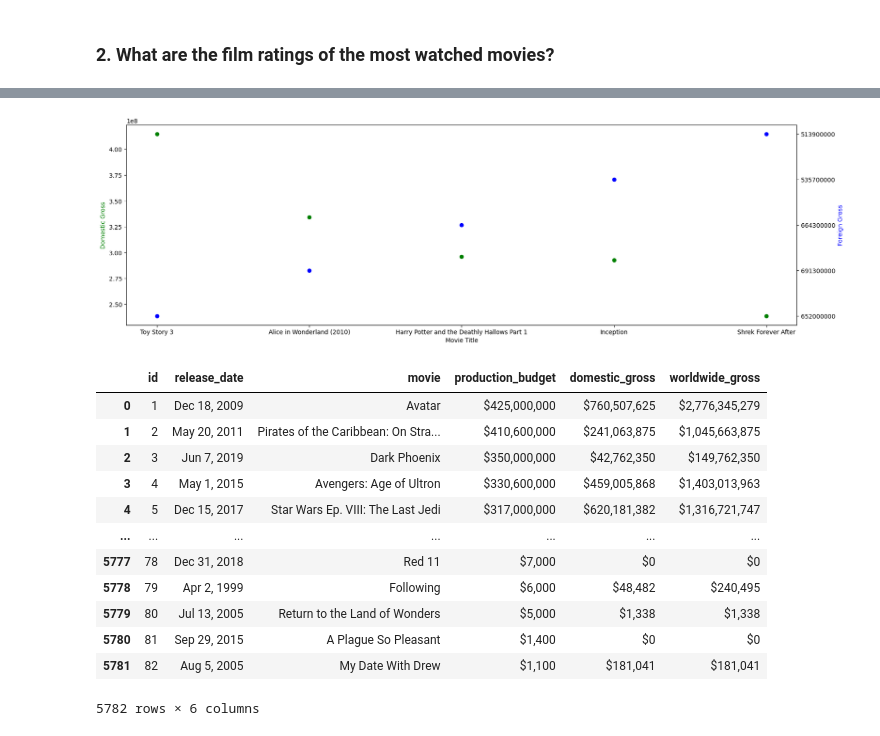
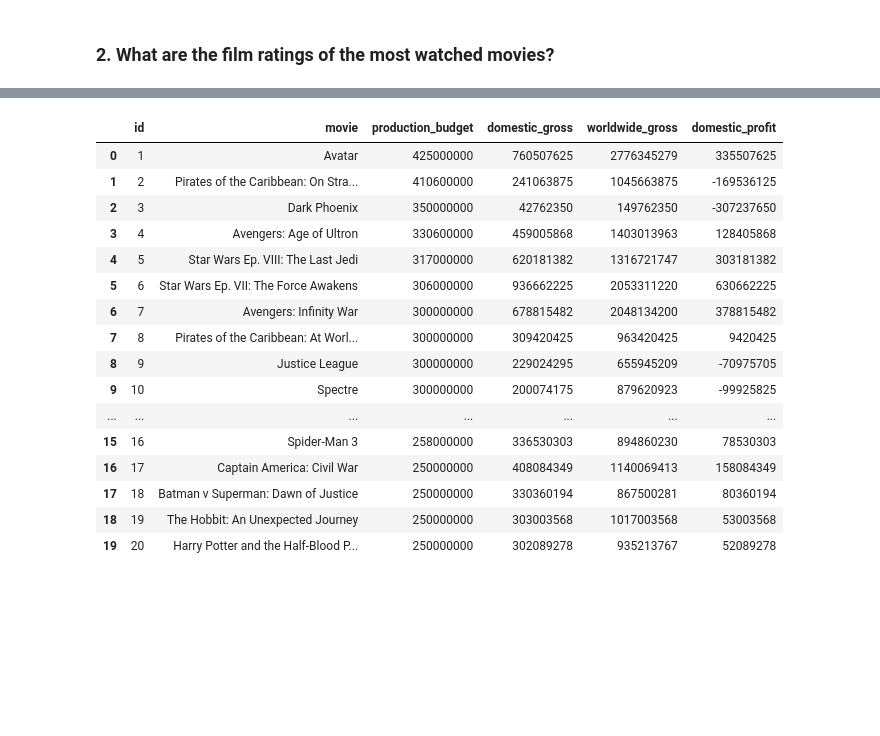
Before and after one commit to Collinskanyiri/DSC-Phase-1-project, a Jupyter notebook: student.ipynb, the cells around one changed output, grey strips where cells are left out. Cells and saved outputs as stored; diff of their text form; code cells hidden in the pictures; blank space fills up the shorter version.

```diff
--- a/student.ipynb
+++ b/student.ipynb
@@ -1071,38 +1090,22 @@ fig.show()
-# %%
-# Plotting a scatter plot with two variables on the y axis, foreign_gross and domestic_gross
-plt.data = df.head()
-fig, ax1 = plt.subplots()
-
-# Defining the x,y1 and y2 variables
-x = df.head(5)['title']
-y1 = df.head(5)['domestic_gross']
-y2 = df.head(5)['foreign_gross']
-
-ax2 = ax1.twinx()
-ax1.scatter(x, y1, color='green')
-ax2.scatter(x, y2, color='blue')
-
-ax1.set_xlabel('Movie Title')
-ax1.set_ylabel('Domestic Gross', color='green')
-ax2.set_ylabel('Foreign Gross', color='blue')
-
-plt.gcf().set_size_inches((20, 6))
-plt.show()
-# %% [output]
-[figure, removed]
-# %%
-tn_movie_budgets
-# %% [output]
-|  | id | release_date | movie | production_budget | domestic_gross | worldwide_gross |
-| 0 | 1 | Dec 18, 2009 | Avatar | $425,000,000 | $760,507,625 | $2,776,345,279 |
-| 1 | 2 | May 20, 2011 | Pirates of the Caribbean: On Stra... | $410,600,000 | $241,063,875 | $1,045,663,875 |
-| 2 | 3 | Jun 7, 2019 | Dark Phoenix | $350,000,000 | $42,762,350 | $149,762,350 |
-| 3 | 4 | May 1, 2015 | Avengers: Age of Ultron | $330,600,000 | $459,005,868 | $1,403,013,963 |
-| 4 | 5 | Dec 15, 2017 | Star Wars Ep. VIII: The Last Jedi | $317,000,000 | $620,181,382 | $1,316,721,747 |
-| ... | ... | ... | ... | ... | ... | ... |
-| 5777 | 78 | Dec 31, 2018 | Red 11 | $7,000 | $0 | $0 |
-| 5778 | 79 | Apr 2, 1999 | Following | $6,000 | $48,482 | $240,495 |
-| 5779 | 80 | Jul 13, 2005 | Return to the Land of Wonders | $5,000 | $1,338 | $1,338 |
-| 5780 | 81 | Sep 29, 2015 | A Plague So Pleasant | $1,400 | $0 | $0 |
-| 5781 | 82 | Aug 5, 2005 | My Date With Drew | $1,100 | $181,041 | $181,041 |
-5782 rows × 6 columns
+# %%
+#create a sample size of the top 20
+tn_movie_budgets_top=tn_movie_budgets.head(20)
+tn_movie_budgets_top
+# %% [output]
+|  | id | movie | production_budget | domestic_gross | worldwide_gross | domestic_profit |
+| 0 | 1 | Avatar | 425000000 | 760507625 | 2776345279 | 335507625 |
+| 1 | 2 | Pirates of the Caribbean: On Stra... | 410600000 | 241063875 | 1045663875 | -169536125 |
+| 2 | 3 | Dark Phoenix | 350000000 | 42762350 | 149762350 | -307237650 |
+| 3 | 4 | Avengers: Age of Ultron | 330600000 | 459005868 | 1403013963 | 128405868 |
+| 4 | 5 | Star Wars Ep. VIII: The Last Jedi | 317000000 | 620181382 | 1316721747 | 303181382 |
+| 5 | 6 | Star Wars Ep. VII: The Force Awakens | 306000000 | 936662225 | 2053311220 | 630662225 |
+| 6 | 7 | Avengers: Infinity War | 300000000 | 678815482 | 2048134200 | 378815482 |
+| 7 | 8 | Pirates of the Caribbean: At Worl... | 300000000 | 309420425 | 963420425 | 9420425 |
+| 8 | 9 | Justice League | 300000000 | 229024295 | 655945209 | -70975705 |
+| 9 | 10 | Spectre | 300000000 | 200074175 | 879620923 | -99925825 |
+| ... | ... | ... | ... | ... | ... | ... |
+| 15 | 16 | Spider-Man 3 | 258000000 | 336530303 | 894860230 | 78530303 |
+| 16 | 17 | Captain America: Civil War | 250000000 | 408084349 | 1140069413 | 158084349 |
+| 17 | 18 | Batman v Superman: Dawn of Justice | 250000000 | 330360194 | 867500281 | 80360194 |
+| 18 | 19 | The Hobbit: An Unexpected Journey | 250000000 | 303003568 | 1017003568 | 53003568 |
+| 19 | 20 | Harry Potter and the Half-Blood P... | 250000000 | 302089278 | 935213767 | 52089278 |
```
Also changed, not shown: parts of 20 cells of this notebook.
